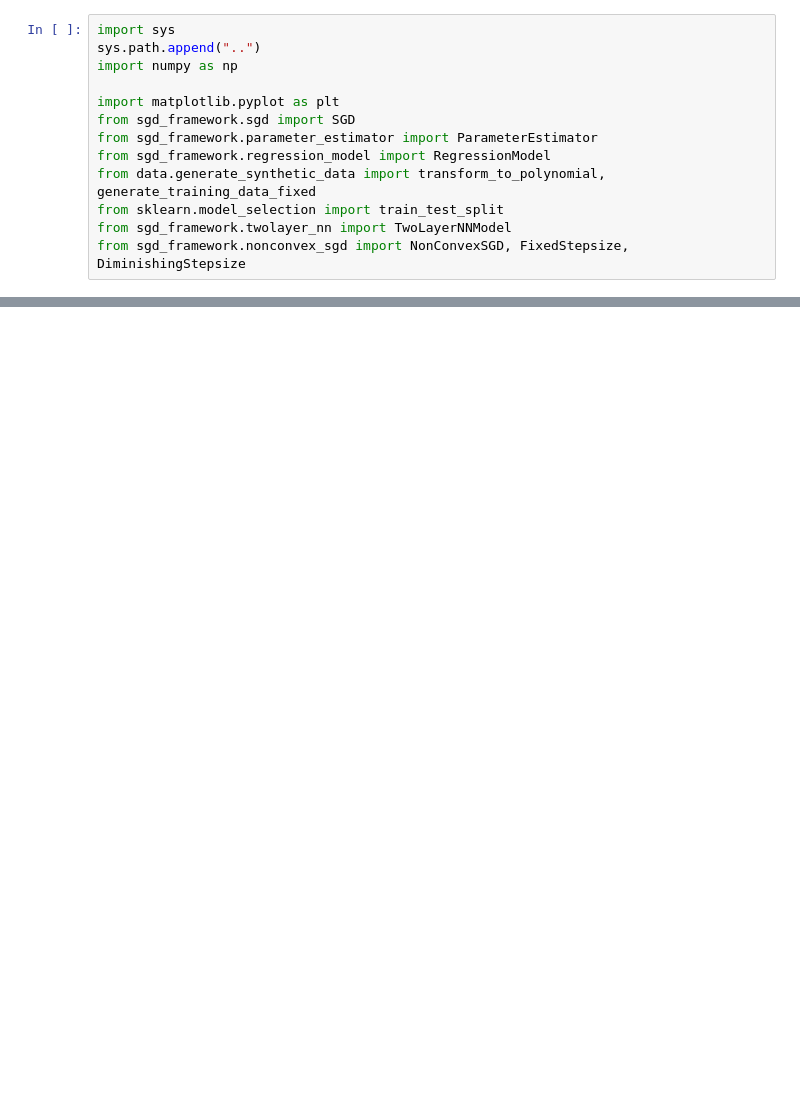
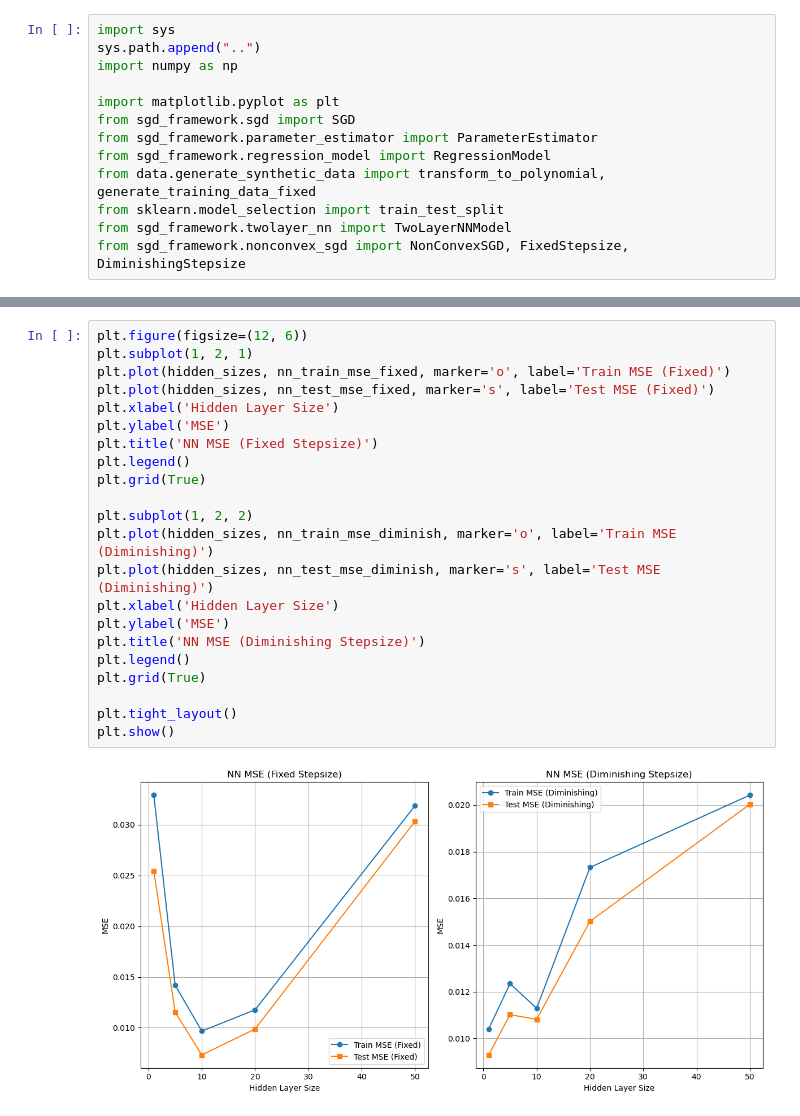
Before and after one commit to ericab322/SGD-Regression, a Jupyter notebook: experiments/poly_vs_nn.ipynb, the cells around one changed output, grey strips where cells are left out. Cells and saved outputs as stored; diff of their text form; blank space fills up the shorter version.

```diff
--- a/experiments/poly_vs_nn.ipynb
+++ b/experiments/poly_vs_nn.ipynb
@@ -95,0 +127,24 @@ plt.show()
+# %%
+plt.figure(figsize=(12, 6))
+plt.subplot(1, 2, 1)
+plt.plot(hidden_sizes, nn_train_mse_fixed, marker='o', label='Train MSE (Fixed)')
+plt.plot(hidden_sizes, nn_test_mse_fixed, marker='s', label='Test MSE (Fixed)')
+plt.xlabel('Hidden Layer Size')
+plt.ylabel('MSE')
+plt.title('NN MSE (Fixed Stepsize)')
+plt.legend()
+plt.grid(True)
+
+plt.subplot(1, 2, 2)
+plt.plot(hidden_sizes, nn_train_mse_diminish, marker='o', label='Train MSE (Diminishing)')
+plt.plot(hidden_sizes, nn_test_mse_diminish, marker='s', label='Test MSE (Diminishing)')
+plt.xlabel('Hidden Layer Size')
+plt.ylabel('MSE')
+plt.title('NN MSE (Diminishing Stepsize)')
+plt.legend()
+plt.grid(True)
+
+plt.tight_layout()
+plt.show()
+# %% [output]
+[figure, added]
```
Also changed, not shown: parts of 4 cells of this notebook, 26 other files.
